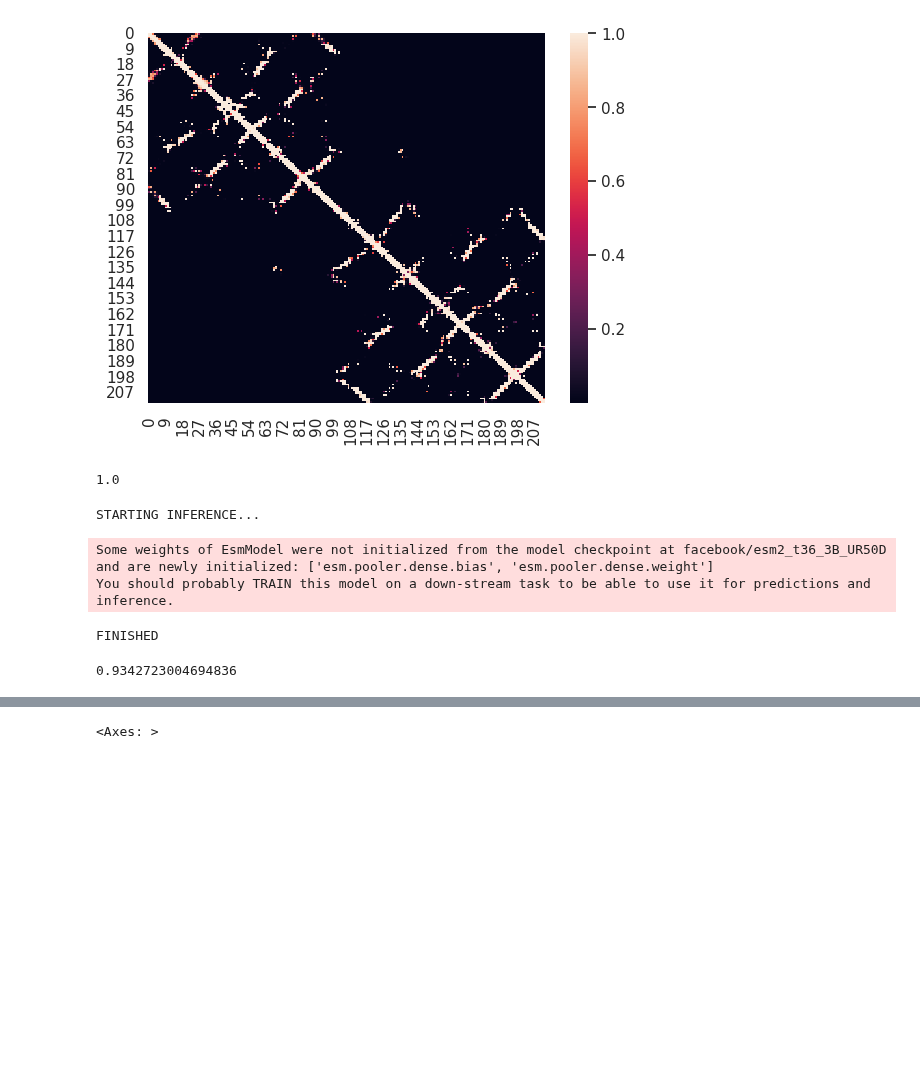
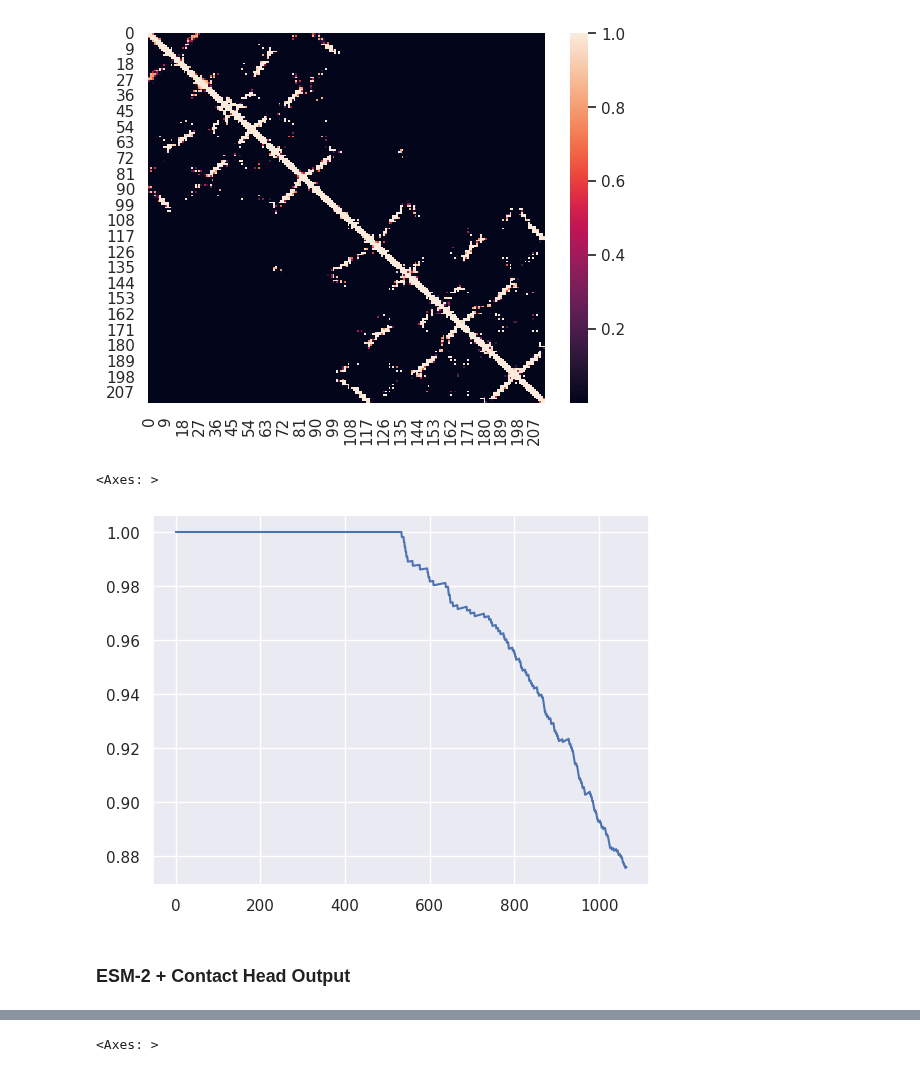
Before and after one commit to Vincent-La/cmsc702-protein-lm, a Jupyter notebook: notebooks/true_contacts.ipynb, the cells around one changed output, grey strips where cells are left out. Saved outputs shown, nothing was run; the diff lists cells and outputs as text; code cells hidden in the pictures; blank space fills up the shorter version.

Commit message:
New plots

```diff
--- a/notebooks/true_contacts.ipynb
+++ b/notebooks/true_contacts.ipynb
@@ -168,3 +185,4 @@ device
 # %%
 # ESMFOLD inference on pdb structure
-esmfold_output = inference_from_pdb(ESM_FOLD, pdb_path, device)
+#esmfold_output = inference_from_pdb(ESM_FOLD, pdb_path, device)
+esmfold_output = np.load("../data/cadherin/PF00028_esmfold_output.npy")
@@ -182,15 +196,15 @@ sns.heatmap(esmfold_output)
 # %% [output]
 <Axes: >
 [figure]
-# %%
-# precision@L
-precision_at_k(esmfold_output, contacts, esmfold_output.shape[0])
-# %% [output]
-1.0
-# %%
-esm_contacthead_output = inference_from_pdb(ESM_CONTACT_HEAD, pdb_path, device)
-# %% [output]
-STARTING INFERENCE...
-Some weights of EsmModel were not initialized from the model checkpoint at facebook/esm2_t36_3B_UR50D and are newly initialized: ['esm.pooler.dense.bias', 'esm.pooler.dense.weight']
-You should probably TRAIN this model on a down-stream task to be able to use it for predictions and inference.
-FINISHED
+# %%
+# precision @ L
+esmfold_pl = np.ones([1+esmfold_output.shape[0] * 5])
+for k in range(1, esmfold_pl.shape[0]):
+    esmfold_pl[k]=precision_at_k(esmfold_output, contacts, k)
+np.save("../data/cadherin/PF00028_esmfold_pl.npy", esmfold_pl)
+sns.lineplot(esmfold_pl)
+# %% [output]
+<Axes: >
+[figure, added]
+# %% [markdown]
+### ESM-2 + Contact Head Output
@@ -200,5 +217,0 @@ assert esm_contacthead_output.shape == (len(seq), len(seq))
-# %%
-# precision @ L
-precision_at_k(esm_contacthead_output, contacts, esm_contacthead_output.shape[0])
-# %% [output]
-0.9342723004694836
```
Also changed, not shown: parts of 22 cells of this notebook.
